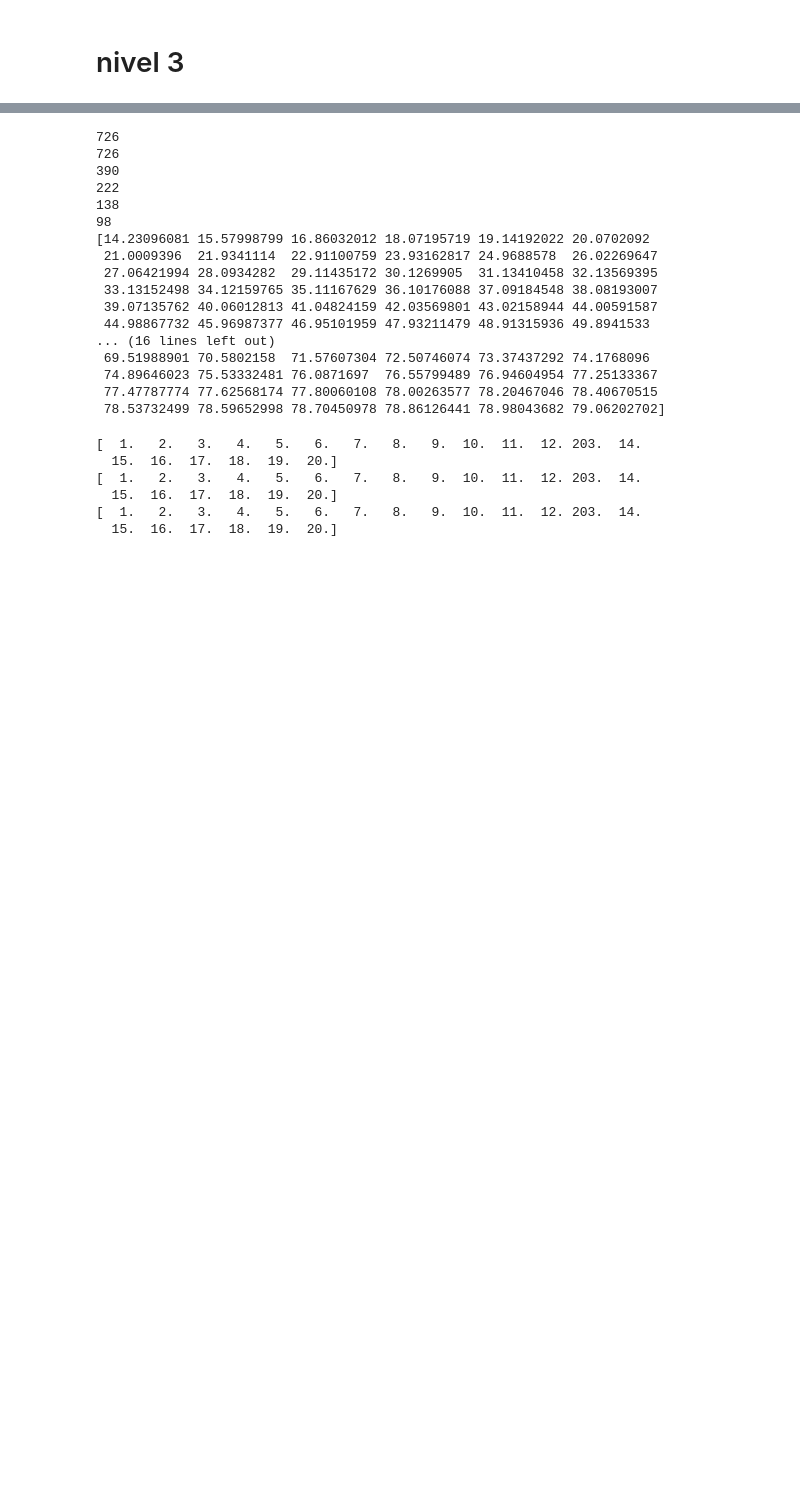
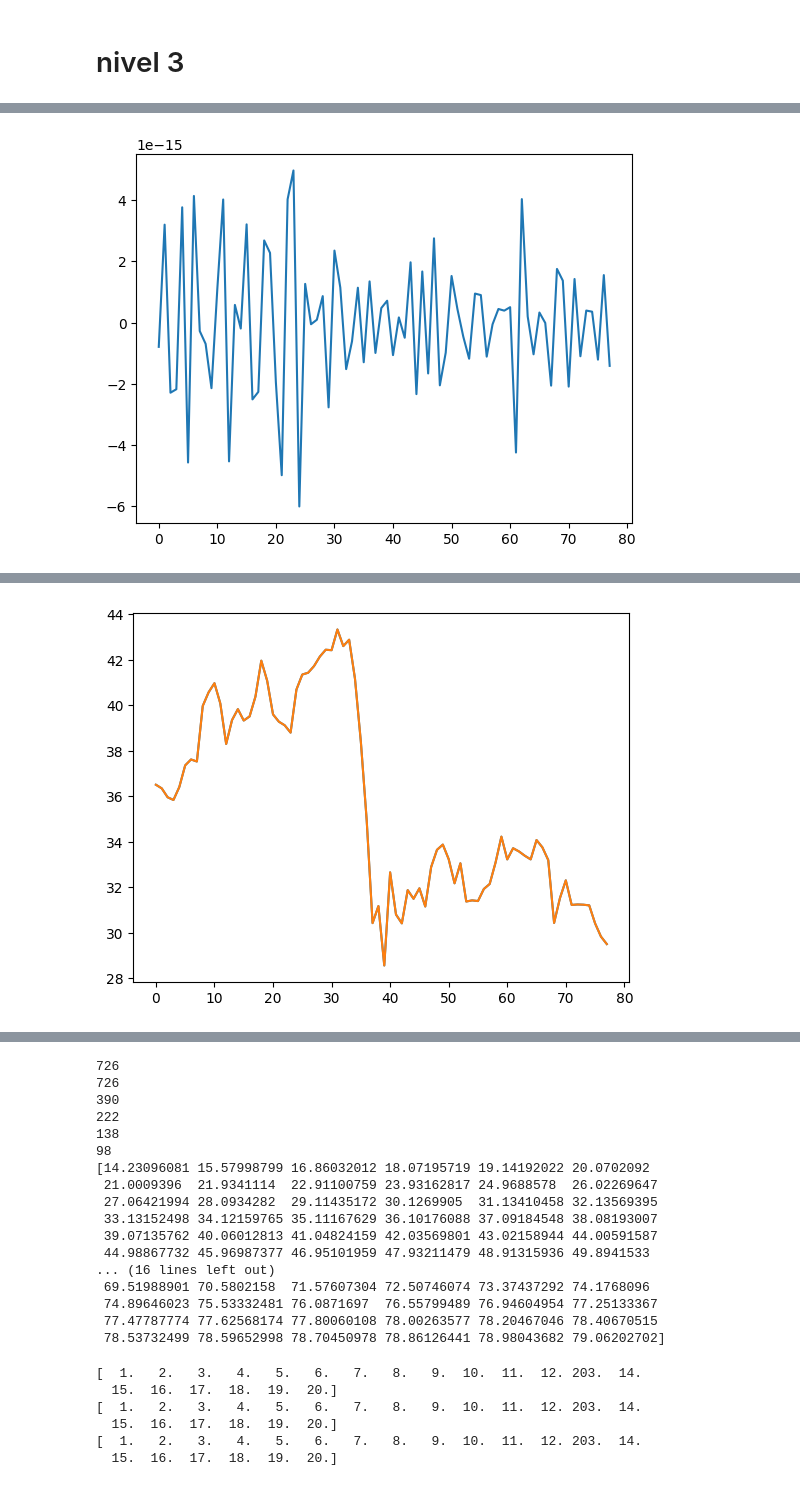
Before and after one commit to MiguelAngelLiera/Stock_Exchange_NN_PP, a Jupyter notebook: src/pruebas.ipynb, the cells around one changed output, grey strips where cells are left out. Cells and saved outputs as stored; diff of their text form; code cells hidden in the pictures; blank space fills up the shorter version.

```diff
--- a/src/pruebas.ipynb
+++ b/src/pruebas.ipynb
@@ -173,0 +229,72 @@ plt.show()
+# %%
+DATOS = 'Datos históricos COMI 3ene16-31dic2020 semanal.csv'
+cierre = rd.leer_archivo(DATOS)
+cierre = cierre.astype(float)
+cierre_p = cierre[int(len(cierre) * 0.7):]
+data = list(range(1,79)) #[1,2,3,4,5,6,7,8,9,10,11,12,13,14,15,16,17,18,19,20,21,22,23,24,25,26,27,28,29,30, 31,32,33,34,35,36,37,38,39,40]
+data = cierre_p
+print(data)
+#data = [random.uniform(1, 100) for _ in range(78)]
+#rint(data)
+(cA2, cD2, cD1) = pywt.wavedec(data, 'bior3.5', 'constant', level = 2)
+n = len(data)
+#r = pywt.upcoef('a', cA, 'bior3.5' , level = 3) + pywt.upcoef('d', cD, 'bior3.5' , level = 3) + pywt.upcoef('d', cD1, 'bior3.5', level = 2) + pywt.upcoef('d', cD2, 'bior3.5')
+print(len(pywt.upcoef('a', cA2, 'bior3.5', level = 2)))
+print(len(pywt.upcoef('d', cD2, 'bior3.5', level = 2)))
+print(len(pywt.upcoef('d', cD1, 'bior3.5')))
+
+#print(pywt.upcoef('a', cA2, 'bior3.5', take = 98))
+#print(pywt.upcoef('d', cD2, 'bior3.5', take = 98))
+#print("cD1: " + str(pywt.upcoef('d', cD1, 'bior3.5', take = 78)))
+#A1 = pywt.upcoef('a', cA2, 'bior3.5', level = 2, take = 98) + pywt.upcoef('d', cD2, 'bior3.5', level = 2, take = 98)
+#print(take(A1, take = 78))
+#print(pywt.upcoef('d', cD1, 'bior3.5', take = 78))
+#final = take(A1, take = 78)  + pywt.upcoef('d', cD1, 'bior3.5', take = 78)
+#print(final)
+D1 = pywt.upcoef('d', cD1, 'bior3.5', take = 78)
+D2 = pywt.upcoef('d', cD2, 'bior3.5', level = 2, take = 98)
+A2 = pywt.upcoef('a', cA2, 'bior3.5', level = 2)
+print(len(A2))
+(cA3, cD3) = pywt.wavedec(A2, 'bior3.5', 'constant', level=1)
+A3 = pywt.upcoef('a', cA3, 'bior3.5')#
+print(len(A3))
+D3 = pywt.upcoef('d', cD3, 'bior3.5', take = 138)#
+(cA4, cD4) = pywt.wavedec(A3, 'bior3.5', 'constant', level=1)
+A4 = pywt.upcoef('a', cA4, 'bior3.5')#
+print(len(A4))
+D4 = pywt.upcoef('d', cD4, 'bior3.5', take = 158)#
+(cA5, cD5) = pywt.wavedec(A4, 'bior3.5', 'constant', level=1)
+A5 = pywt.upcoef('a', cA5, 'bior3.5', take = 178)#
+print(len(A5))
+D5 = pywt.upcoef('d', cD5, 'bior3.5', take = 178)#
+
+# (cA3, cD3, cD2, cD1) = pywt.wavedec(data, 'bior3.5', 'constant', level = 3)
+# # D1 = pywt.upcoef('d', cD1, 'bior3.5', take = 78)
+# # D2 = pywt.upcoef('d', cD2, 'bior3.5', level = 2, take = 98)
+# A3_ = pywt.upcoef('a', cA3, 'bior3.5', level = 3,take = 138)#
+# D3_ = pywt.upcoef('a', cD3, 'bior3.5', level = 3,take = 138)#
+# A4_ = A5 + D5
+# A3_ = take(A4_, take = 222) + D4
+
+#print(A11)
+#print(D11)
+
+A4_ = A5 + D5
+A3_ = take(A4_, take = 158) + D4
+A2_ = take(A3_, take = 138) + D3
+#plt.plot(range(len(take(A5, take = 78))), take(A5, take = 78))
+plt.plot(range(len(take(D5, take = 78))), take(D5, take = 78))
+#plt.plot(range(len(D5)), D5)
+#plt.plot(range(len(A2_)), A2_)
+# Mostrar el gráfico
+plt.show()
+A1_ = take(A2_, take = 98) + D2
+#print(take(A1, take = 78))
+#print(pywt.upcoef('d', cD1, 'bior3.5', take = 78))
+final_ = take(A1_, take = 78) + D1
+print(final_)
+print(data)
+plt.plot(range(len(data)), data)
+plt.plot(range(len(final_)), final_)
+plt.show()
+# %% [output]
@@ -173,0 +315 @@ plt.show()
+[figure, added]
@@ -173,0 +330 @@ plt.show()
+[figure, added]
```
Also changed, not shown: parts of 4 cells of this notebook, 1 other file.
